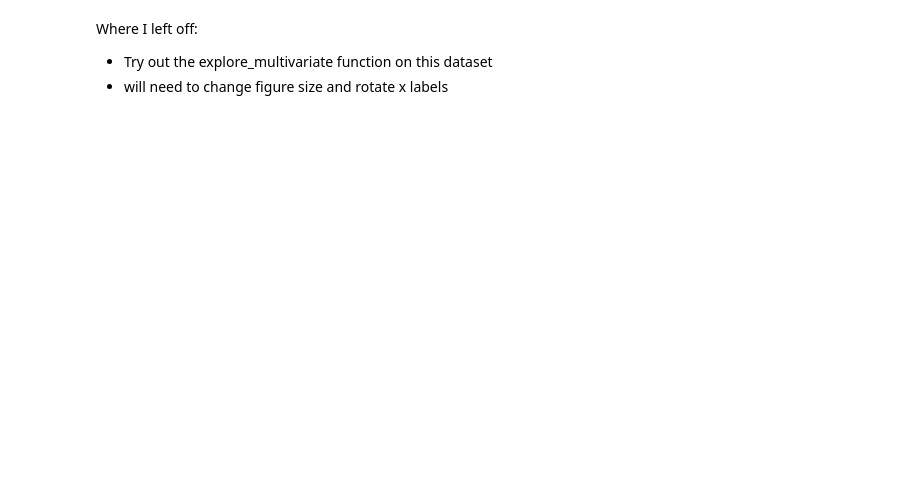
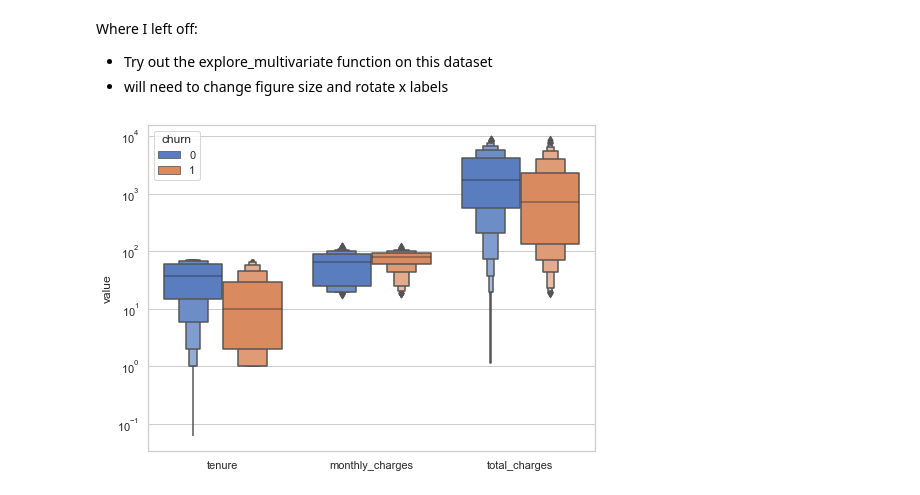
Before and after one commit to adam-talbot/classification-project, a Jupyter notebook: explore.ipynb, the cells around one changed output. Drawn from its saved outputs; the diff is of its cells as text; code cells hidden in the pictures; blank space fills up the shorter version.

```diff
--- a/explore.ipynb
+++ b/explore.ipynb
@@ -301,3 +206,20 @@ ____________________
 Where I left off:
 - Try out the explore_multivariate function on this dataset
 - will need to change figure size and rotate x labels
+# %%
+def plot_all_continuous_vars(train, target, quant_vars):
+    '''
+    Melt the dataset to "long-form" representation
+    boxenplot of measurement x value with color representing the target variable.
+    '''
+    my_vars = [item for sublist in [quant_vars, [target]] for item in sublist]
+    sns.set(style="whitegrid", palette="muted")
+    melt = train[my_vars].melt(id_vars=target, var_name="measurement")
+    plt.figure(figsize=(8,6))
+    p = sns.boxenplot(x="measurement", y="value", hue=target, data=melt)
+    p.set(yscale="log", xlabel='')
+    plt.show()
+# %%
+plot_all_continuous_vars(train_temp, 'churn', quant_vars)
+# %% [output]
+[figure, added]
```
Also changed, not shown: parts of 7 cells of this notebook, 2 other files.
